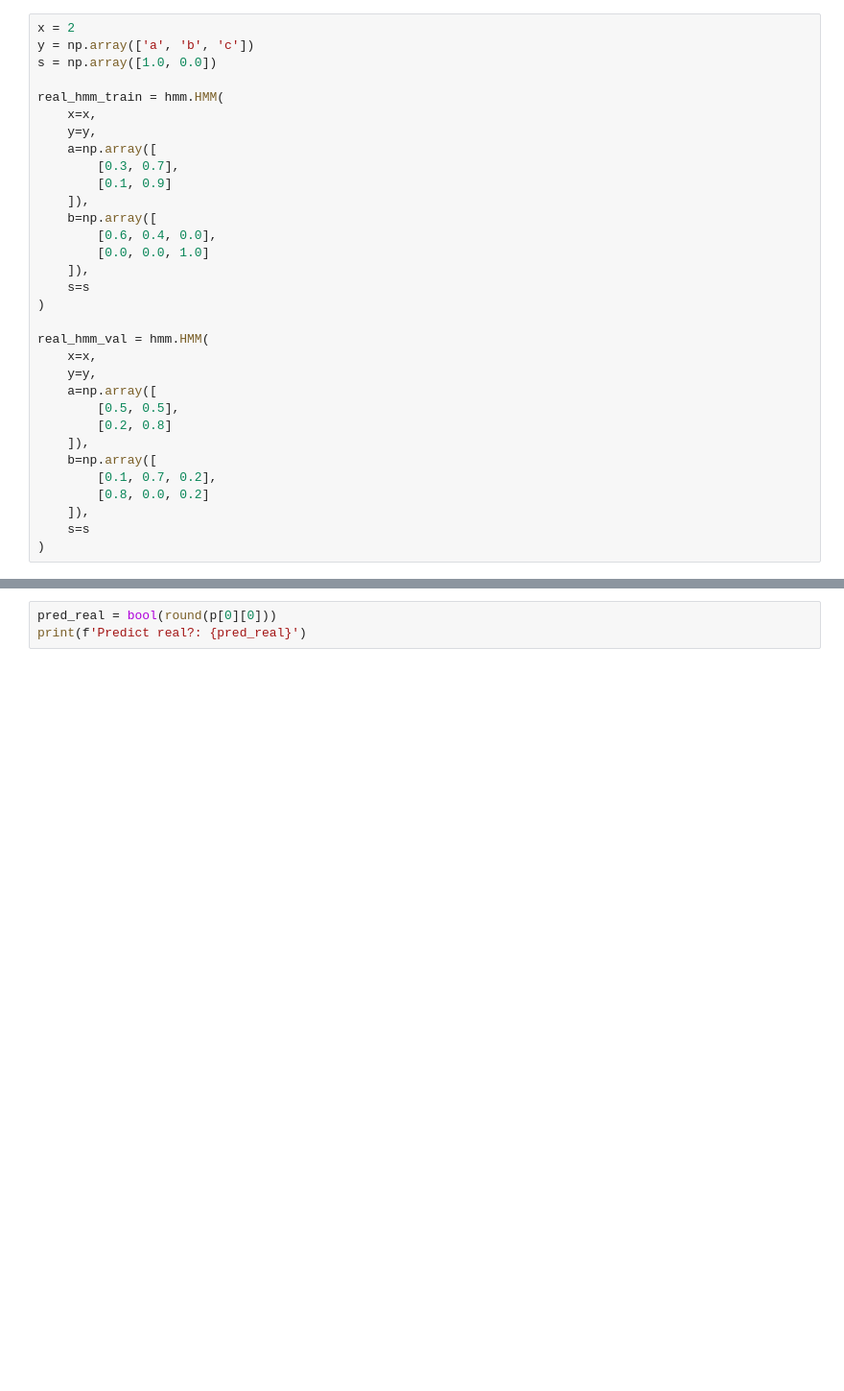
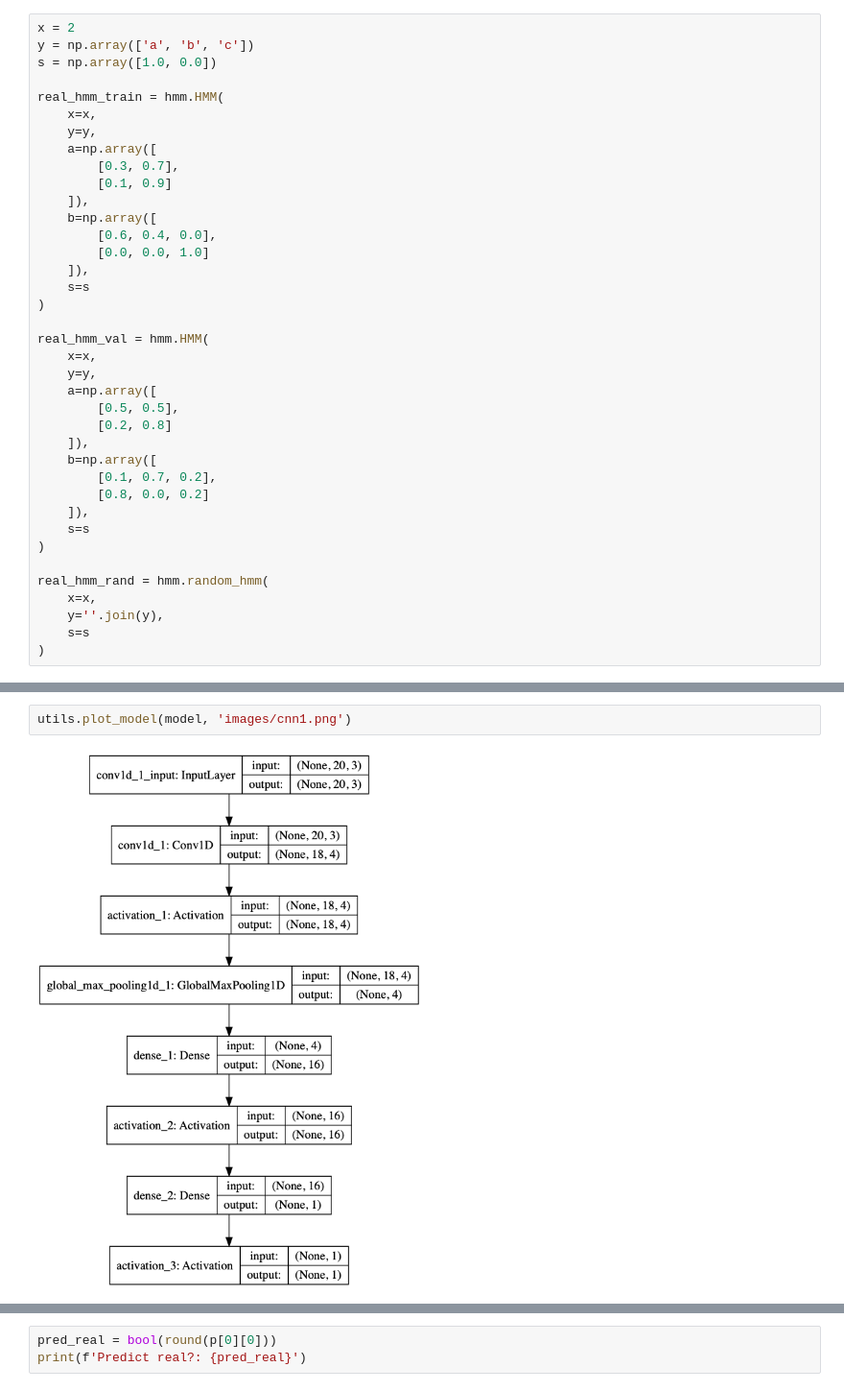
Before and after one commit to SamChatfield/final-year-project, a Jupyter notebook: cnn_test.ipynb, the cells around one changed output, grey strips where cells are left out. Shown at 96% size. Cells and saved outputs as stored; diff of their text form; blank space fills up the shorter version.

```diff
--- a/cnn_test.ipynb
+++ b/cnn_test.ipynb
@@ -42,6 +43,12 @@ real_hmm_val = hmm.HMM(
     ]),
     s=s
 )
+
+real_hmm_rand = hmm.random_hmm(
+    x=x,
+    y=''.join(y),
+    s=s
+)
 # %%
 epoch_size = 100
 batch_size = 100
@@ -81,6 +102,10 @@ Total params: 137
 Trainable params: 137
 Non-trainable params: 0
 _________________________________________________________________
+# %%
+utils.plot_model(model, 'images/cnn1.png')
+# %% [output]
+[figure, added]
 # %%
 epochs = 20
 
```
Also changed, not shown: parts of 22 cells of this notebook.
